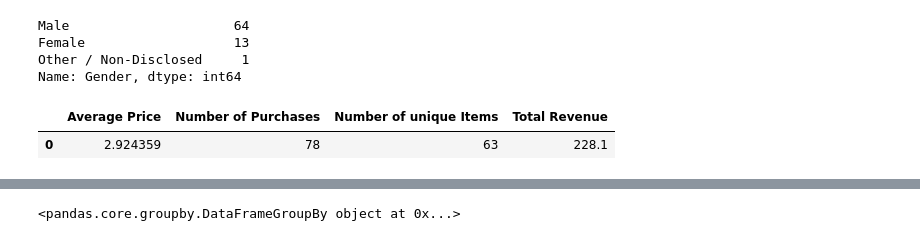
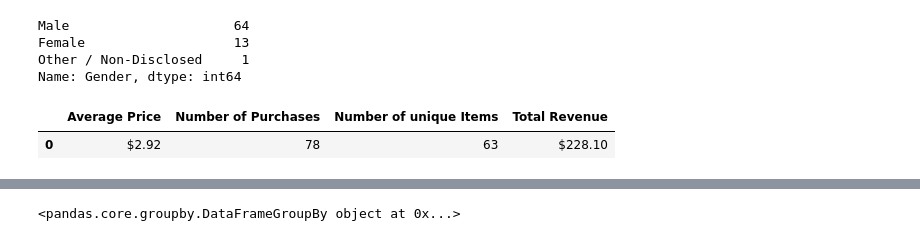
Before and after one commit to sunitharamar/HomeWork4_Numpy_Pandas, a Jupyter notebook: HeroesOfPymoli.ipynb, the cells around one changed output, grey strips where cells are left out. Saved outputs shown, nothing was run; the diff lists cells and outputs as text; code cells hidden in the pictures.

```diff
--- a/HeroesOfPymoli.ipynb
+++ b/HeroesOfPymoli.ipynb
@@ -129,18 +129,27 @@ Name: Gender, dtype: int64
 total_count_gender = clean_df["Gender"].count()
 #total_count_gender
 # %%
-#Creating a new dataframe for results of "Purchasing Analysis (Total)"
+#Creating a new dataframe for results of "Purchasing Analysis (Total)" with adding dollar sign to it. formating
+
+def dollarsign(x):
+    return '${:,.2f}'.format(x)
+
 
 my_dict = {"Number of unique Items": [Total_unique_item_names],
            "Average Price": [average_purchase_price],
            "Number of Purchases": [Total_number_of_purchases],
-           "Total Revenue": [Total_revenue]}
+           "Total Revenue":  [Total_revenue]}
 
 my_df_2 = pd.DataFrame(my_dict)
+my_df_2['Total Revenue'] =  my_df_2['Total Revenue'].apply(dollarsign)
+my_df_2['Average Price'] =  my_df_2['Average Price'].apply(dollarsign)
+
+
+
 my_df_2
 # %% [output]
 |  | Average Price | Number of Purchases | Number of unique Items | Total Revenue |
-| 0 | 2.924359 | 78 | 63 | 228.1 |
+| 0 | $2.92 | 78 | 63 | $228.10 |
 # %%
 #==================================================================================================================
 # %%
```
Also changed, not shown: parts of 26 cells of this notebook, 1 other file.
